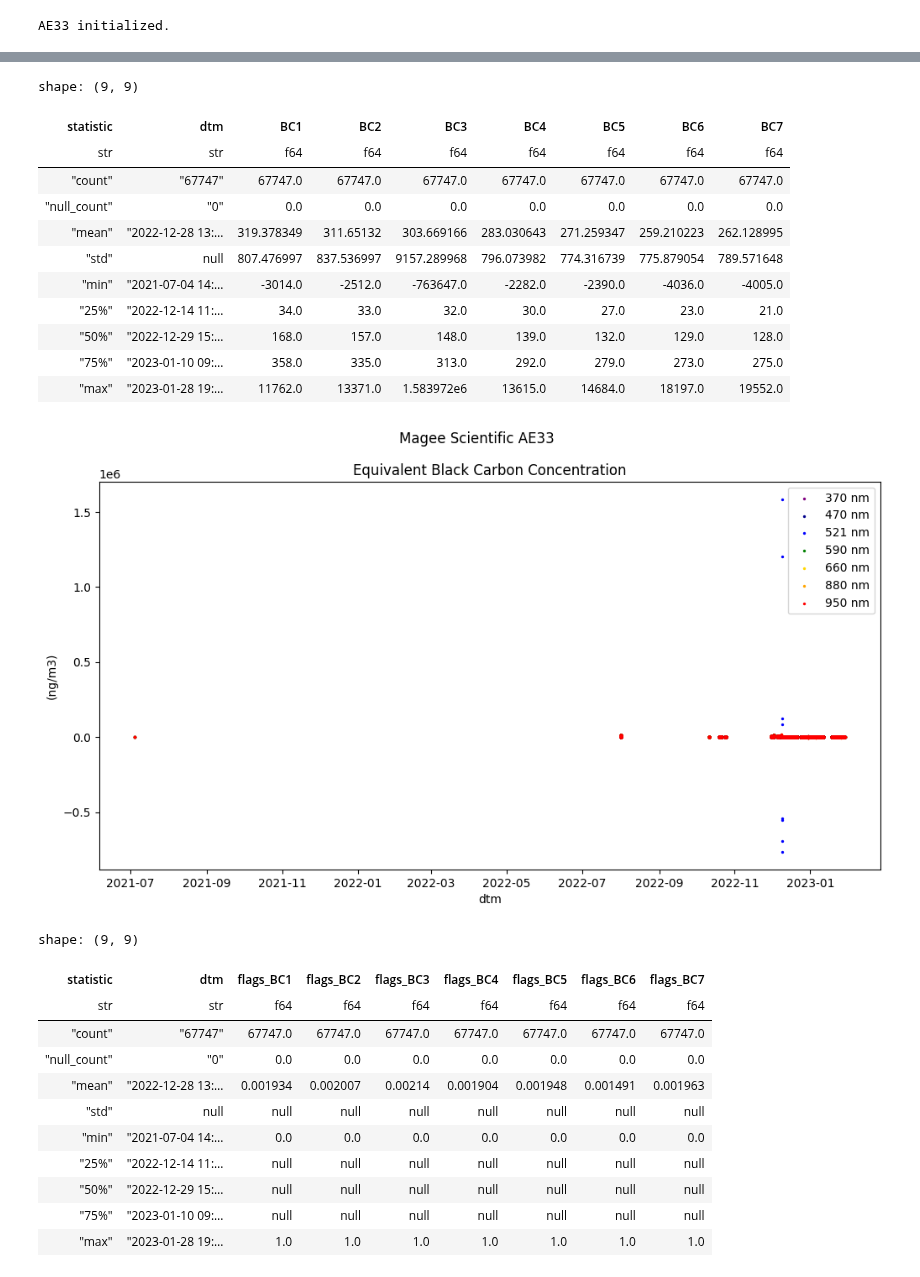
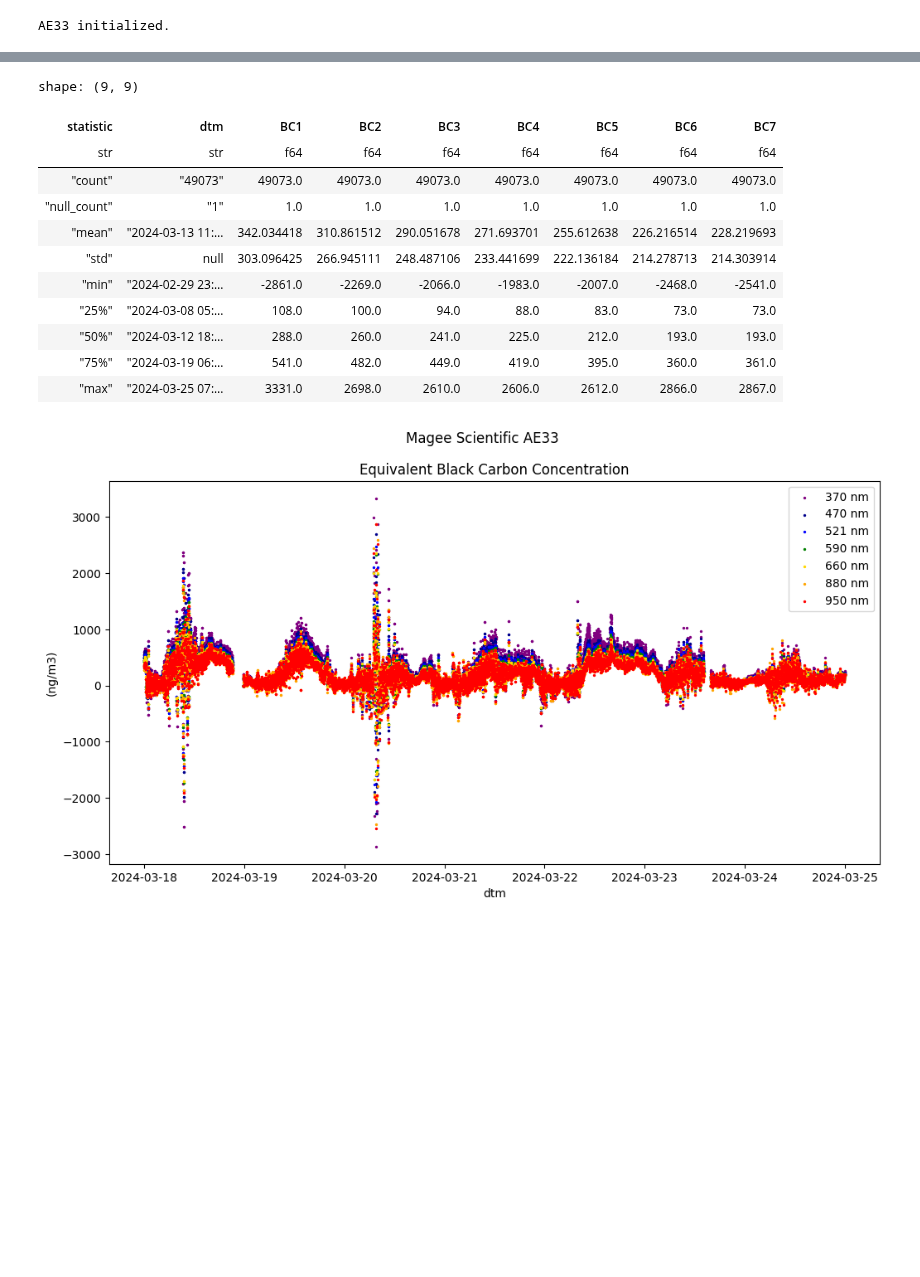
Before and after one commit to MeteoSwiss/gawkenya, a Jupyter notebook: ae33_compile_files.ipynb, the cells around one changed output, grey strips where cells are left out. Drawn from its saved outputs; the diff is of its cells as text; code cells hidden in the pictures; blank space fills up the shorter version.

Commit message:
level 1 data compiled and partially processed

```diff
--- a/ae33_compile_files.ipynb
+++ b/ae33_compile_files.ipynb
@@ -59,39 +46,29 @@ done
 # %%
-df = pl.read_parquet("data/level1/2023/01/ae33.parquet")
+df = pl.read_parquet("data/level1/2024/03/ae33.parquet")
 df.schema
 dtm = "dtm"
 # %%
 cols = [dtm, "BC1", "BC2", "BC3", "BC4", "BC5", "BC6", "BC7"]
 display(df.select(cols).describe())
-ae33.plot_aethalometer_data(df)
+start = (datetime.now() - timedelta(days=7)).strftime("%Y-%m-%d")
+end = datetime.now().strftime("%Y-%m-%d")
+ae33.plot_aethalometer_data(df, start=start, end=end)
 
-df_flagged = ae33.flag_spurious_data(df)
-cols_flags = [dtm, "flags_BC1", "flags_BC2", "flags_BC3", "flags_BC4", "flags_BC5", "flags_BC6", "flags_BC7"]
-display(df_flagged.select(cols_flags).describe())
-ae33.plot_aethalometer_data(df_flagged)
+# df_flagged = ae33.flag_spurious_data(df)
+# cols_flags = [dtm, "flags_BC1", "flags_BC2", "flags_BC3", "flags_BC4", "flags_BC5", "flags_BC6", "flags_BC7"]
+# display(df_flagged.select(cols_flags).describe())
+# ae33.plot_aethalometer_data(df_flagged)
 # %% [output]
 shape: (9, 9)
 | statistic | dtm | BC1 | BC2 | BC3 | BC4 | BC5 | BC6 | BC7 |
 | str | str | f64 | f64 | f64 | f64 | f64 | f64 | f64 |
-| "count" | "67747" | 67747.0 | 67747.0 | 67747.0 | 67747.0 | 67747.0 | 67747.0 | 67747.0 |
-| "null_count" | "0" | 0.0 | 0.0 | 0.0 | 0.0 | 0.0 | 0.0 | 0.0 |
-| "mean" | "2022-12-28 13:… | 319.378349 | 311.65132 | 303.669166 | 283.030643 | 271.259347 | 259.210223 | 262.128995 |
-| "std" | null | 807.476997 | 837.536997 | 9157.289968 | 796.073982 | 774.316739 | 775.879054 | 789.571648 |
-| "min" | "2021-07-04 14:… | -3014.0 | -2512.0 | -763647.0 | -2282.0 | -2390.0 | -4036.0 | -4005.0 |
-| "25%" | "2022-12-14 11:… | 34.0 | 33.0 | 32.0 | 30.0 | 27.0 | 23.0 | 21.0 |
-| "50%" | "2022-12-29 15:… | 168.0 | 157.0 | 148.0 | 139.0 | 132.0 | 129.0 | 128.0 |
-| "75%" | "2023-01-10 09:… | 358.0 | 335.0 | 313.0 | 292.0 | 279.0 | 273.0 | 275.0 |
-| "max" | "2023-01-28 19:… | 11762.0 | 13371.0 | 1.583972e6 | 13615.0 | 14684.0 | 18197.0 | 19552.0 |
+| "count" | "49073" | 49073.0 | 49073.0 | 49073.0 | 49073.0 | 49073.0 | 49073.0 | 49073.0 |
+| "null_count" | "1" | 1.0 | 1.0 | 1.0 | 1.0 | 1.0 | 1.0 | 1.0 |
+| "mean" | "2024-03-13 11:… | 342.034418 | 310.861512 | 290.051678 | 271.693701 | 255.612638 | 226.216514 | 228.219693 |
+| "std" | null | 303.096425 | 266.945111 | 248.487106 | 233.441699 | 222.136184 | 214.278713 | 214.303914 |
+| "min" | "2024-02-29 23:… | -2861.0 | -2269.0 | -2066.0 | -1983.0 | -2007.0 | -2468.0 | -2541.0 |
+| "25%" | "2024-03-08 05:… | 108.0 | 100.0 | 94.0 | 88.0 | 83.0 | 73.0 | 73.0 |
+| "50%" | "2024-03-12 18:… | 288.0 | 260.0 | 241.0 | 225.0 | 212.0 | 193.0 | 193.0 |
+| "75%" | "2024-03-19 06:… | 541.0 | 482.0 | 449.0 | 419.0 | 395.0 | 360.0 | 361.0 |
+| "max" | "2024-03-25 07:… | 3331.0 | 2698.0 | 2610.0 | 2606.0 | 2612.0 | 2866.0 | 2867.0 |
-[figure, old version]
+[figure, new version]
-shape: (9, 9)
-| statistic | dtm | flags_BC1 | flags_BC2 | flags_BC3 | flags_BC4 | flags_BC5 | flags_BC6 | flags_BC7 |
-| str | str | f64 | f64 | f64 | f64 | f64 | f64 | f64 |
-| "count" | "67747" | 67747.0 | 67747.0 | 67747.0 | 67747.0 | 67747.0 | 67747.0 | 67747.0 |
-| "null_count" | "0" | 0.0 | 0.0 | 0.0 | 0.0 | 0.0 | 0.0 | 0.0 |
-| "mean" | "2022-12-28 13:… | 0.001934 | 0.002007 | 0.00214 | 0.001904 | 0.001948 | 0.001491 | 0.001963 |
-| "std" | null | null | null | null | null | null | null | null |
-| "min" | "2021-07-04 14:… | 0.0 | 0.0 | 0.0 | 0.0 | 0.0 | 0.0 | 0.0 |
-| "25%" | "2022-12-14 11:… | null | null | null | null | null | null | null |
-| "50%" | "2022-12-29 15:… | null | null | null | null | null | null | null |
-| "75%" | "2023-01-10 09:… | null | null | null | null | null | null | null |
-| "max" | "2023-01-28 19:… | 1.0 | 1.0 | 1.0 | 1.0 | 1.0 | 1.0 | 1.0 |
```
Also changed, not shown: parts of 3 cells of this notebook, 16 other files.
